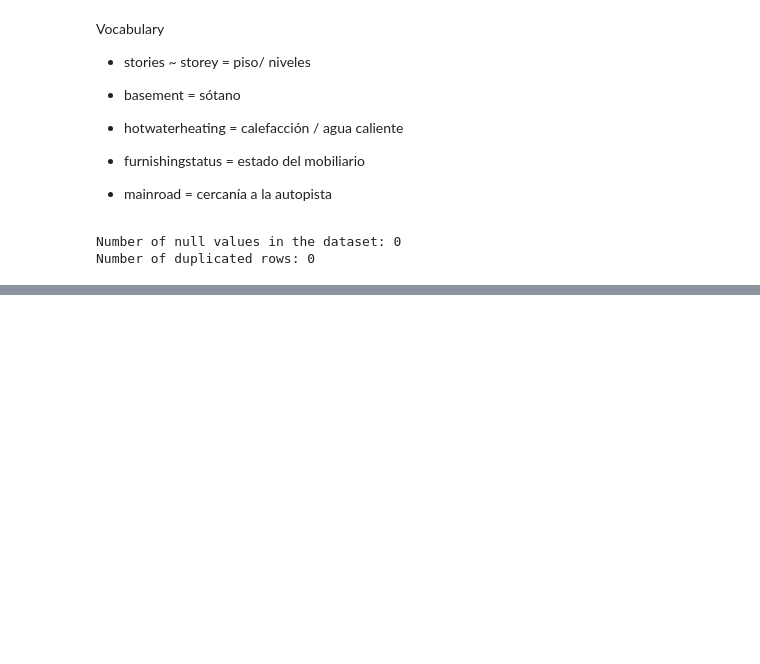
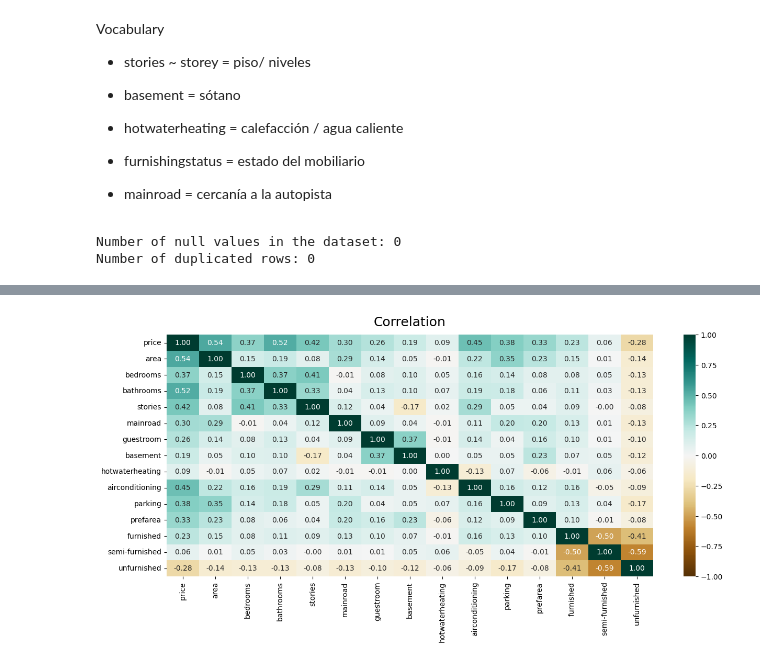
Before and after one commit to belenareal/machine_learning_projects, a Jupyter notebook: housing_prices/eda.ipynb, the cells around one changed output, grey strips where cells are left out. Cells and saved outputs as stored; diff of their text form; code cells hidden in the pictures; blank space fills up the shorter version.

Commit message:
dummis and log model

```diff
--- a/housing_prices/eda.ipynb
+++ b/housing_prices/eda.ipynb
@@ -62,0 +66,11 @@ df.to_csv('data/data_numeric.csv', index=False)
+# %%
+furnishingstatus = pd.get_dummies(df['furnishingstatus'])
+df = pd.DataFrame.join(df, furnishingstatus)
+# %%
+df = df.replace({'False': 0, 'True': 1})
+# %%
+df = df.drop(columns=['furnishingstatus'])
+# %%
+df['furnished'] = df['furnished'].astype(int)
+df['semi-furnished'] = df['semi-furnished'].astype(int)
+df['unfurnished'] = df['unfurnished'].astype(int)
@@ -62,0 +95,10 @@ df.to_csv('data/data_numeric.csv', index=False)
+# %%
+corr_df = df.corr(numeric_only=True)
+
+plt.figure(figsize=(15, 6))
+heatmap = sns.heatmap(corr_df, annot=True, fmt=".2f", cmap='BrBG', vmin=-1, vmax=1)
+heatmap.set_title('Correlation', fontdict={'fontsize':18}, pad=12);
+
+plt.show()
+# %% [output]
+[figure, added]
```
Also changed, not shown: parts of 10 cells of this notebook, 3 other files.
